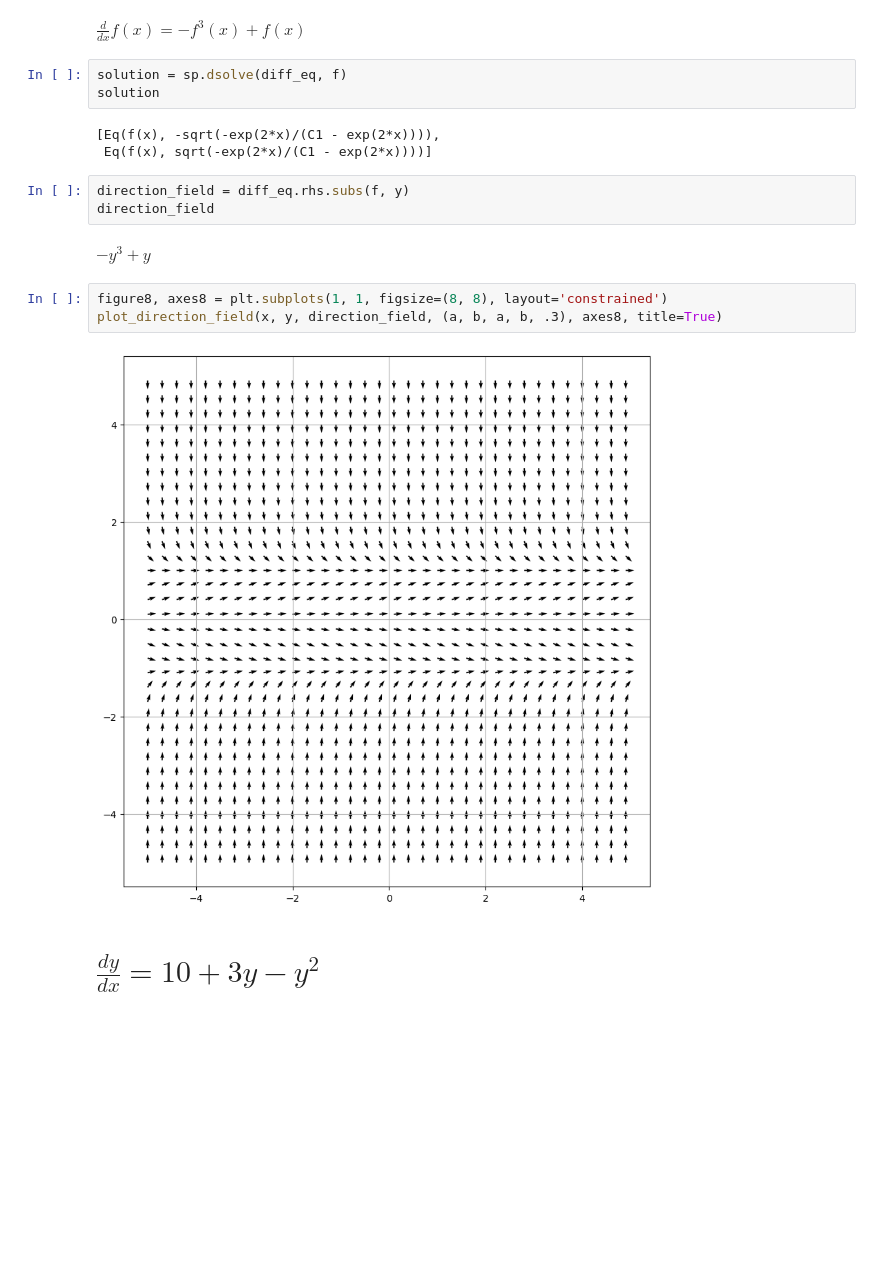
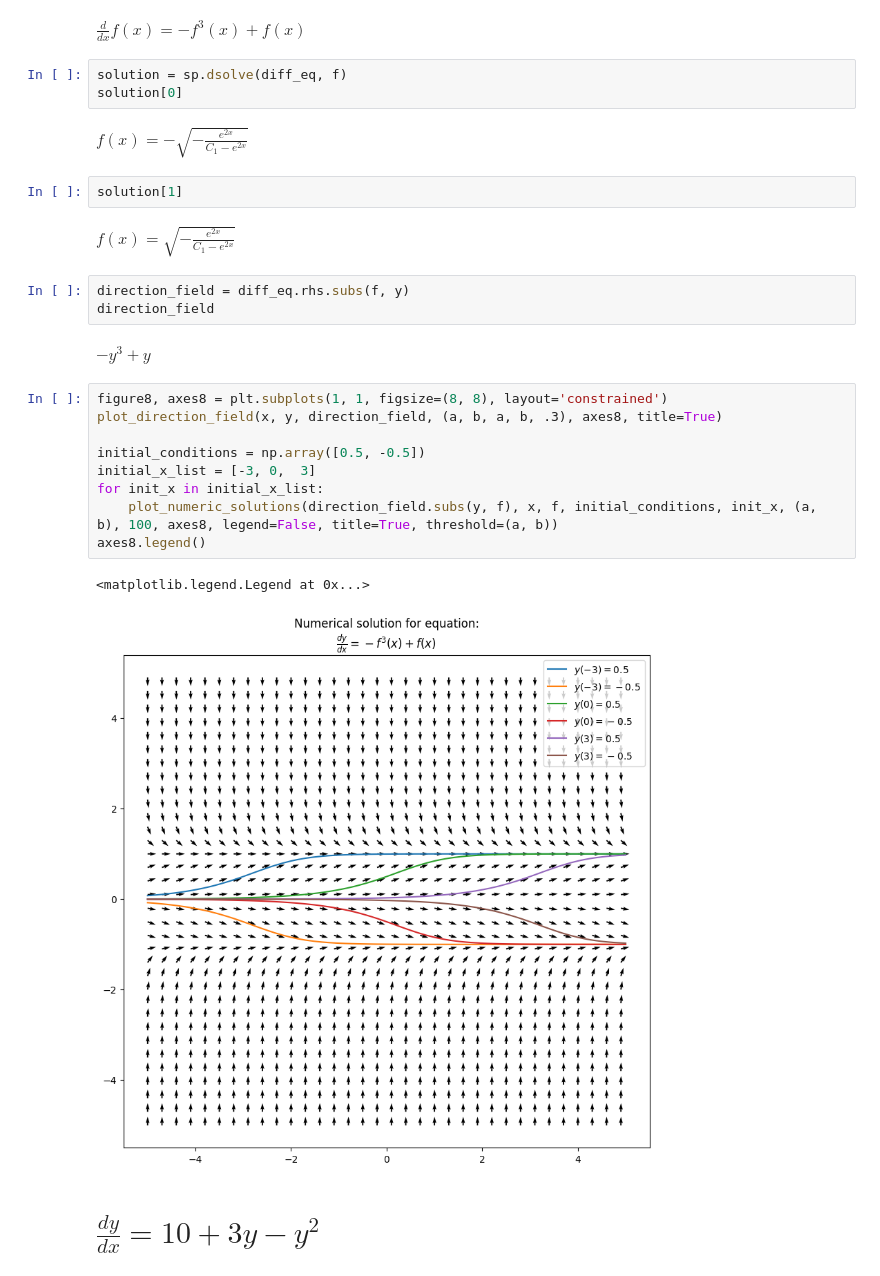
Before and after one commit to Yolonek/DifferentialEquations, a Jupyter notebook: FirstOrderDifferentialEquations/AutonomousFirstOrderDE.ipynb, the cells around one changed output. Drawn from its saved outputs; the diff is of its cells as text; blank space fills up the shorter version.

```diff
--- a/FirstOrderDifferentialEquations/AutonomousFirstOrderDE.ipynb
+++ b/FirstOrderDifferentialEquations/AutonomousFirstOrderDE.ipynb
@@ -195,10 +213,13 @@ diff_eq
 $\displaystyle \frac{d}{d x} f{\left(x \right)} = - f^{3}{\left(x \right)} + f{\left(x \right)}$
 # %%
 solution = sp.dsolve(diff_eq, f)
-solution
+solution[0]
 # %% [output]
-[Eq(f(x), -sqrt(-exp(2*x)/(C1 - exp(2*x)))),
- Eq(f(x), sqrt(-exp(2*x)/(C1 - exp(2*x))))]
+$\displaystyle f{\left(x \right)} = - \sqrt{- \frac{e^{2 x}}{C_{1} - e^{2 x}}}$
+# %%
+solution[1]
+# %% [output]
+$\displaystyle f{\left(x \right)} = \sqrt{- \frac{e^{2 x}}{C_{1} - e^{2 x}}}$
 # %%
 direction_field = diff_eq.rhs.subs(f, y)
 direction_field
@@ -207,8 +228,15 @@ $\displaystyle - y^{3} + y$
 # %%
 figure8, axes8 = plt.subplots(1, 1, figsize=(8, 8), layout='constrained')
 plot_direction_field(x, y, direction_field, (a, b, a, b, .3), axes8, title=True)
+
+initial_conditions = np.array([0.5, -0.5])
+initial_x_list = [-3, 0,  3]
+for init_x in initial_x_list:
+    plot_numeric_solutions(direction_field.subs(y, f), x, f, initial_conditions, init_x, (a, b), 100, axes8, legend=False, title=True, threshold=(a, b))
+axes8.legend()
 # %% [output]
+<matplotlib.legend.Legend at 0x...>
-[figure, old version]
+[figure, new version]
 # %% [markdown]
 # $\frac{dy}{dx} = 10 + 3y - y^2$
 # %%
```
Also changed, not shown: parts of 11 cells of this notebook, 4 other files.
